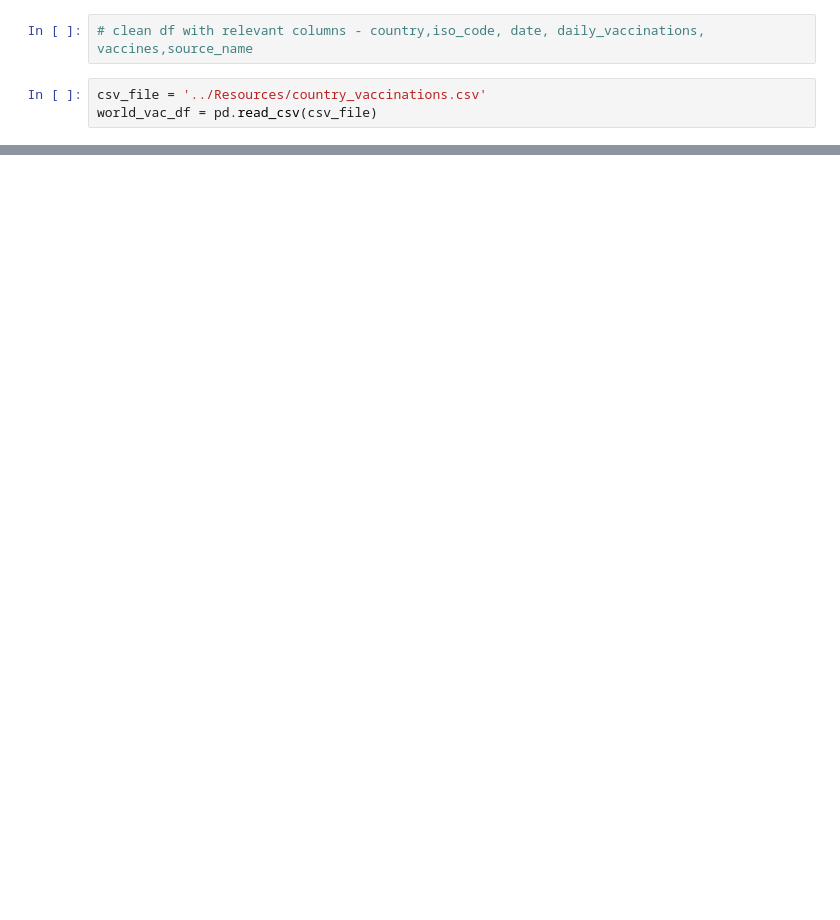
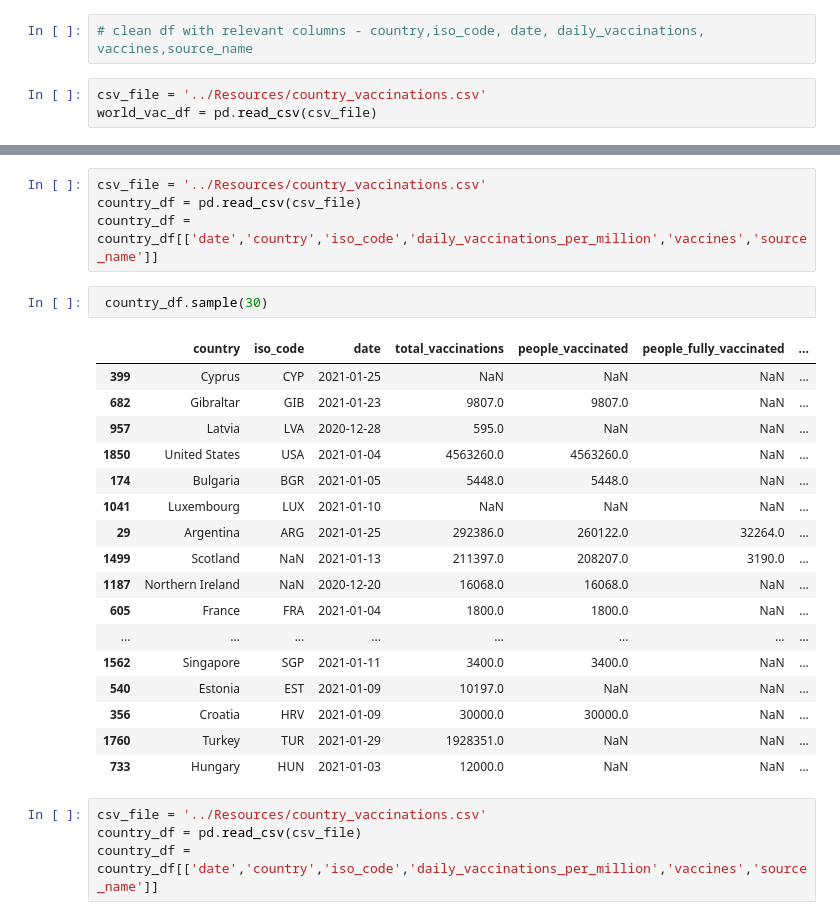
Before and after one commit to Irene-zou/ETF_Project, a Jupyter notebook: ETF/Untitled.ipynb, the cells around one changed output, grey strips where cells are left out. Saved outputs shown, nothing was run; the diff lists cells and outputs as text; blank space fills up the shorter version.

```diff
--- a/ETF/Untitled.ipynb
+++ b/ETF/Untitled.ipynb
@@ -109,0 +84,28 @@ d.strftime('%m-%d-%Y')
+# %%
+csv_file = '../Resources/country_vaccinations.csv'
+country_df = pd.read_csv(csv_file)
+country_df = country_df[['date','country','iso_code','daily_vaccinations_per_million','vaccines','source_name']]
+# %%
+ country_df.sample(30)
+# %% [output]
+|  | country | iso_code | date | total_vaccinations | people_vaccinated | people_fully_vaccinated | ... |
+| 399 | Cyprus | CYP | 2021-01-25 | NaN | NaN | NaN | ... |
+| 682 | Gibraltar | GIB | 2021-01-23 | 9807.0 | 9807.0 | NaN | ... |
+| 957 | Latvia | LVA | 2020-12-28 | 595.0 | NaN | NaN | ... |
+| 1850 | United States | USA | 2021-01-04 | 4563260.0 | 4563260.0 | NaN | ... |
+| 174 | Bulgaria | BGR | 2021-01-05 | 5448.0 | 5448.0 | NaN | ... |
+| 1041 | Luxembourg | LUX | 2021-01-10 | NaN | NaN | NaN | ... |
+| 29 | Argentina | ARG | 2021-01-25 | 292386.0 | 260122.0 | 32264.0 | ... |
+| 1499 | Scotland | NaN | 2021-01-13 | 211397.0 | 208207.0 | 3190.0 | ... |
+| 1187 | Northern Ireland | NaN | 2020-12-20 | 16068.0 | 16068.0 | NaN | ... |
+| 605 | France | FRA | 2021-01-04 | 1800.0 | 1800.0 | NaN | ... |
+| ... | ... | ... | ... | ... | ... | ... | ... |
+| 1562 | Singapore | SGP | 2021-01-11 | 3400.0 | 3400.0 | NaN | ... |
+| 540 | Estonia | EST | 2021-01-09 | 10197.0 | NaN | NaN | ... |
+| 356 | Croatia | HRV | 2021-01-09 | 30000.0 | 30000.0 | NaN | ... |
+| 1760 | Turkey | TUR | 2021-01-29 | 1928351.0 | NaN | NaN | ... |
+| 733 | Hungary | HUN | 2021-01-03 | 12000.0 | NaN | NaN | ... |
+# %%
+csv_file = '../Resources/country_vaccinations.csv'
+country_df = pd.read_csv(csv_file)
+country_df = country_df[['date','country','iso_code','daily_vaccinations_per_million','vaccines','source_name']]
```
Also changed, not shown: parts of 12 cells of this notebook, 2 other files.
